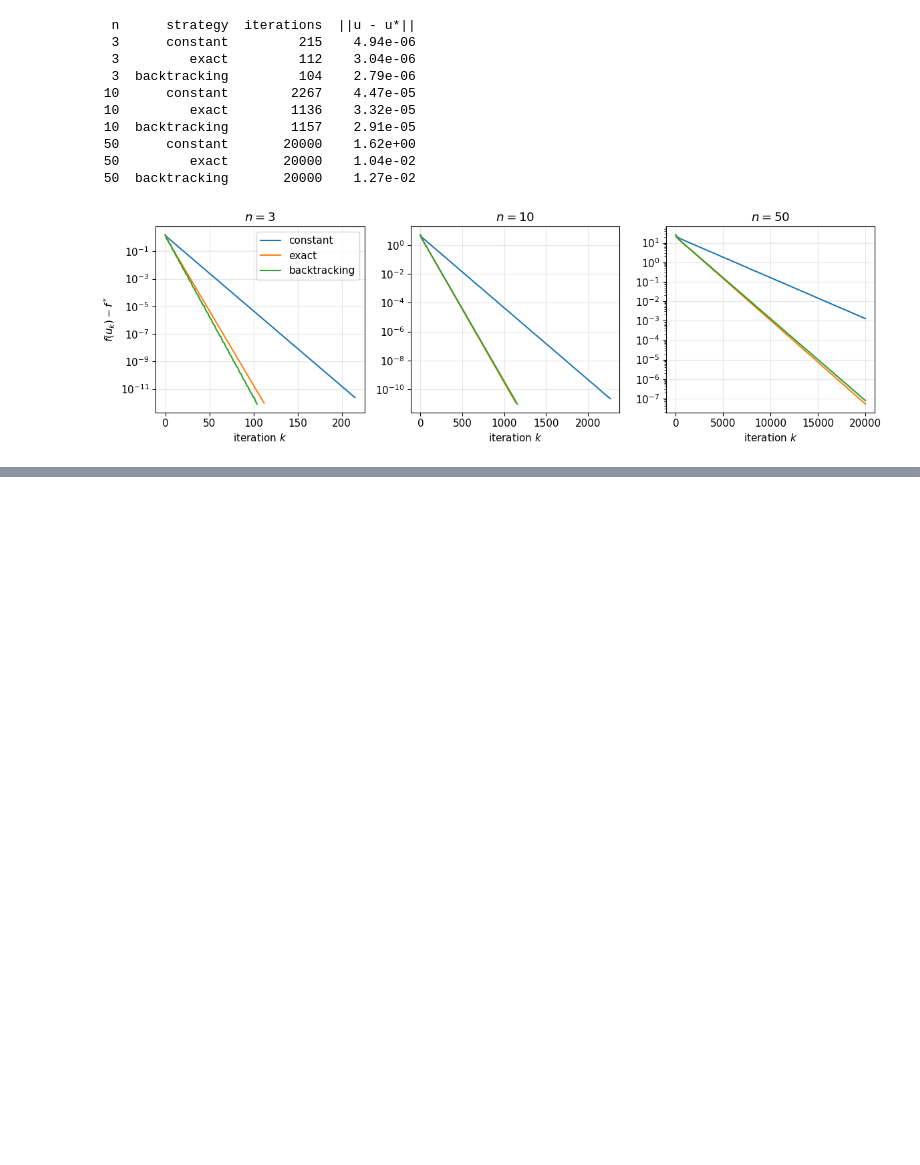
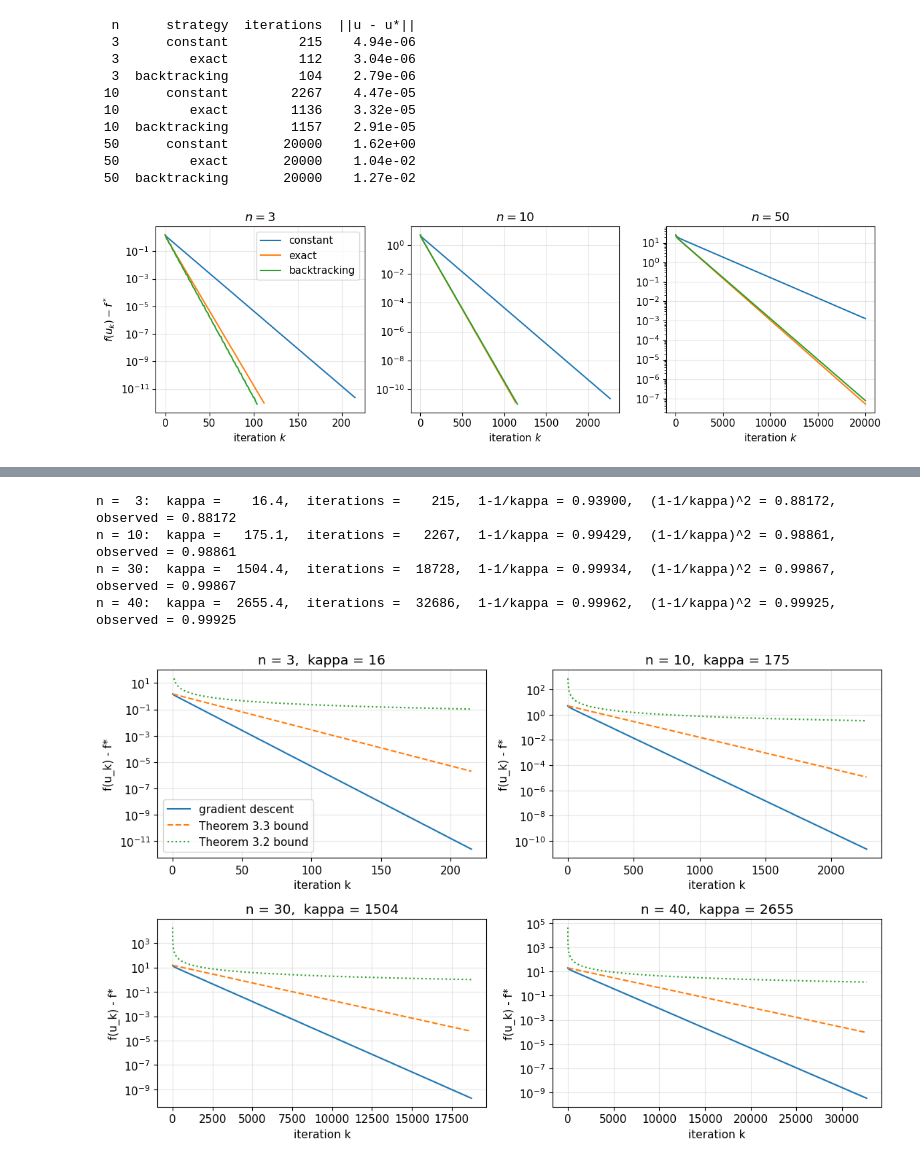
Before and after one commit to Davidd0605/continuous_optimisation, a Jupyter notebook: structural_mechanics.ipynb, the cells around one changed output, grey strips where cells are left out. Drawn from its saved outputs; the diff is of its cells as text; code cells hidden in the pictures; blank space fills up the shorter version.

Commit message:
Task 4.2

```diff
--- a/structural_mechanics.ipynb
+++ b/structural_mechanics.ipynb
@@ -188,0 +191,6 @@ plt.show()
+# %%
+print(f"{'n':>3} {'mu':>10} {'eta':>8} {'kappa':>10}")
+for n in [3, 10, 20, 30, 40]:
+    eigs = np.linalg.eigvalsh(build_K(n))
+    mu, eta = eigs.min(), eigs.max()
+    print(f"{n:3d} {mu:10.6f} {eta:8.4f} {eta / mu:10.2f}")
@@ -188,0 +212,64 @@ plt.show()
+# %%
+# Task 4.2(b): compare gradient descent with the theorems of Section 3.4
+
+ns = [3, 10, 30, 40]                 # the problem sizes we test
+
+plt.figure(figsize=(11, 7))
+
+for i in range(len(ns)):
+    n = ns[i]
+
+    K = build_K(n)
+    b = build_b(n)
+    u_star = build_u_star(n) # known minimizer
+    f_star = f(u_star, K, b) # min value
+
+    eigenvalues = np.linalg.eigvalsh(K)
+    mu = eigenvalues.min()
+    eta = eigenvalues.max()
+    kappa = eta / mu # condition number
+
+    # grad descent with start at u0 = 0 and step size alpha = 1/eta
+    u0 = np.zeros(n)
+    u, hist = gradient_descent(u0, K, b, step="constant", alpha=1 / eta,
+                               eps=1e-6, max_iter=100000)
+
+    # f(u_k) - f* at every iteration
+    error = np.array(hist["f"]) - f_star
+    k = np.arange(len(error))
+
+    # Theorem 3.3: f(u_k) - f* <= (1 - 1/kappa)^k * (f(u_0) - f*)
+    bound_33 = (1 - 1 / kappa) ** k * error[0]
+
+    # Theorem 3.2: f(u_k) - f* <= eta / (2k) * ||u_0 - u*||^2
+    k_pos = k[1:]
+    bound_32 = eta / (2 * k_pos) * np.linalg.norm(u0 - u_star) ** 2
+
+    # --- 5. Observed factor: how much the error shrinks in one step ---
+    m = len(error) // 2               # look at an iteration in the middle
+    q_observed = error[m + 1] / error[m]
+
+    print(f"n = {n:2d}:  kappa = {kappa:7.1f},  iterations = {len(error) - 1:6d},  "
+          f"1-1/kappa = {1 - 1/kappa:.5f},  (1-1/kappa)^2 = {(1 - 1/kappa)**2:.5f},  "
+          f"observed = {q_observed:.5f}")
+
+    # --- 6. Plot real error and the two bounds (log scale on the y-axis) ---
+    plt.subplot(2, 2, i + 1)
+    plt.semilogy(k, error, label="gradient descent")
+    plt.semilogy(k, bound_33, "--", label="Theorem 3.3 bound")
+    plt.semilogy(k_pos, bound_32, ":", label="Theorem 3.2 bound")
+    plt.title(f"n = {n},  kappa = {kappa:.0f}")
+    plt.xlabel("iteration k")
+    plt.ylabel("f(u_k) - f*")
+    if i == 0:
+        plt.legend()
+
+plt.tight_layout()
+plt.savefig("P1_GD_convergence.png", dpi=300)
+plt.show()
+# %% [output]
+n =  3:  kappa =    16.4,  iterations =    215,  1-1/kappa = 0.93900,  (1-1/kappa)^2 = 0.88172,  observed = 0.88172
+n = 10:  kappa =   175.1,  iterations =   2267,  1-1/kappa = 0.99429,  (1-1/kappa)^2 = 0.98861,  observed = 0.98861
+n = 30:  kappa =  1504.4,  iterations =  18728,  1-1/kappa = 0.99934,  (1-1/kappa)^2 = 0.99867,  observed = 0.99867
+n = 40:  kappa =  2655.4,  iterations =  32686,  1-1/kappa = 0.99962,  (1-1/kappa)^2 = 0.99925,  observed = 0.99925
+[figure, added]
```
Also changed, not shown: parts of 3 cells of this notebook, 1 other file.
